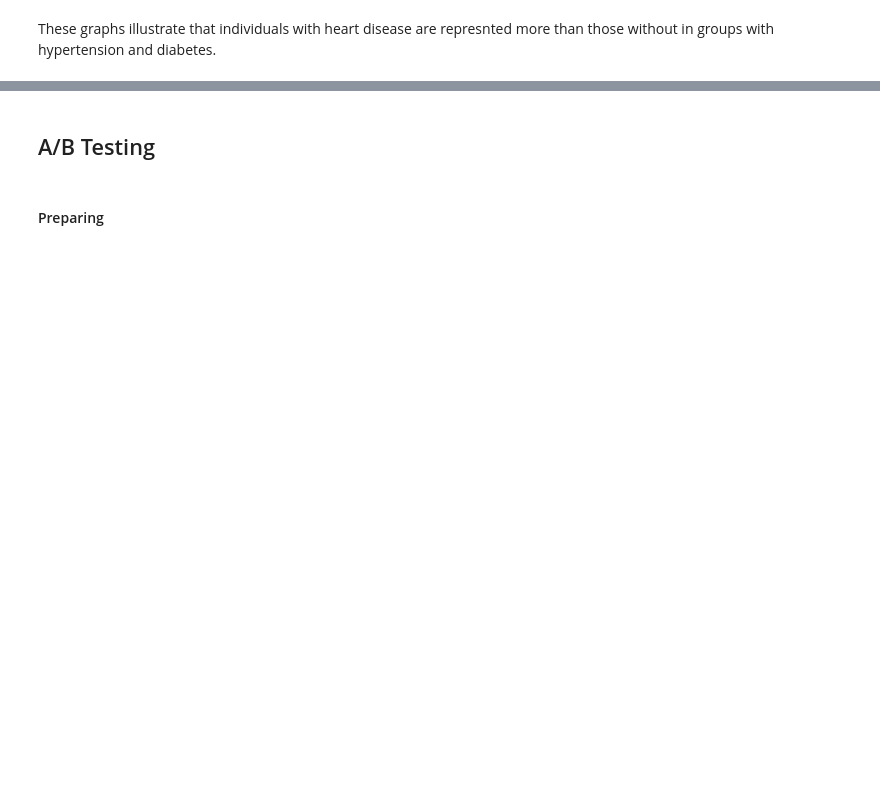
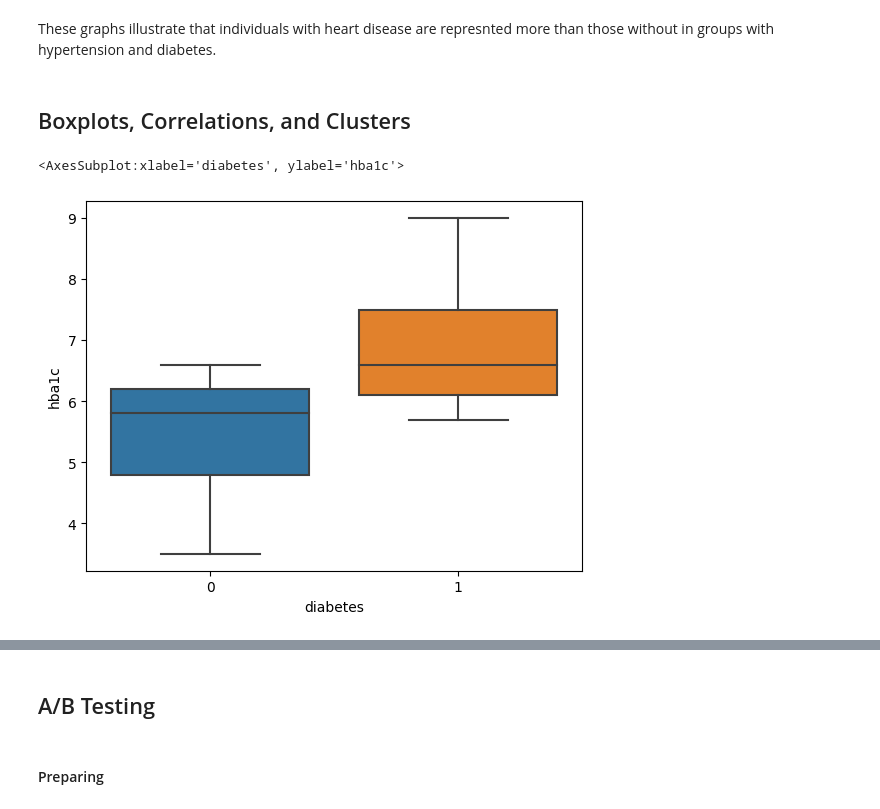
Before and after one commit to harshi-saha/cogs108-project, a Jupyter notebook: EDACheckpoint_group014.ipynb, the cells around one changed output, grey strips where cells are left out. Cells and saved outputs as stored; diff of their text form; code cells hidden in the pictures; blank space fills up the shorter version.

```diff
--- a/EDACheckpoint_group014.ipynb
+++ b/EDACheckpoint_group014.ipynb
@@ -407,2 +407,13 @@ sns.barplot(x='heart_disease',y='diabetes',data=data6, ax=axs[1])
 # %% [markdown]
 These graphs illustrate that individuals with heart disease are represnted more than those without in groups with hypertension and diabetes.
+# %% [markdown]
+## Boxplots, Correlations, and Clusters
+# %%
+df_sub = df[['diabetes', 'bmi', 'hba1c', 'bg']]
+df0 = df_sub[df_sub['diabetes']==0]
+df1 = df_sub[df_sub['diabetes']==1]
+# %%
+sns.boxplot(x='diabetes', y='hba1c', data=df_sub)
+# %% [output]
+<AxesSubplot:xlabel='diabetes', ylabel='hba1c'>
+[figure, added]
```
Also changed, not shown: parts of 53 cells of this notebook.
